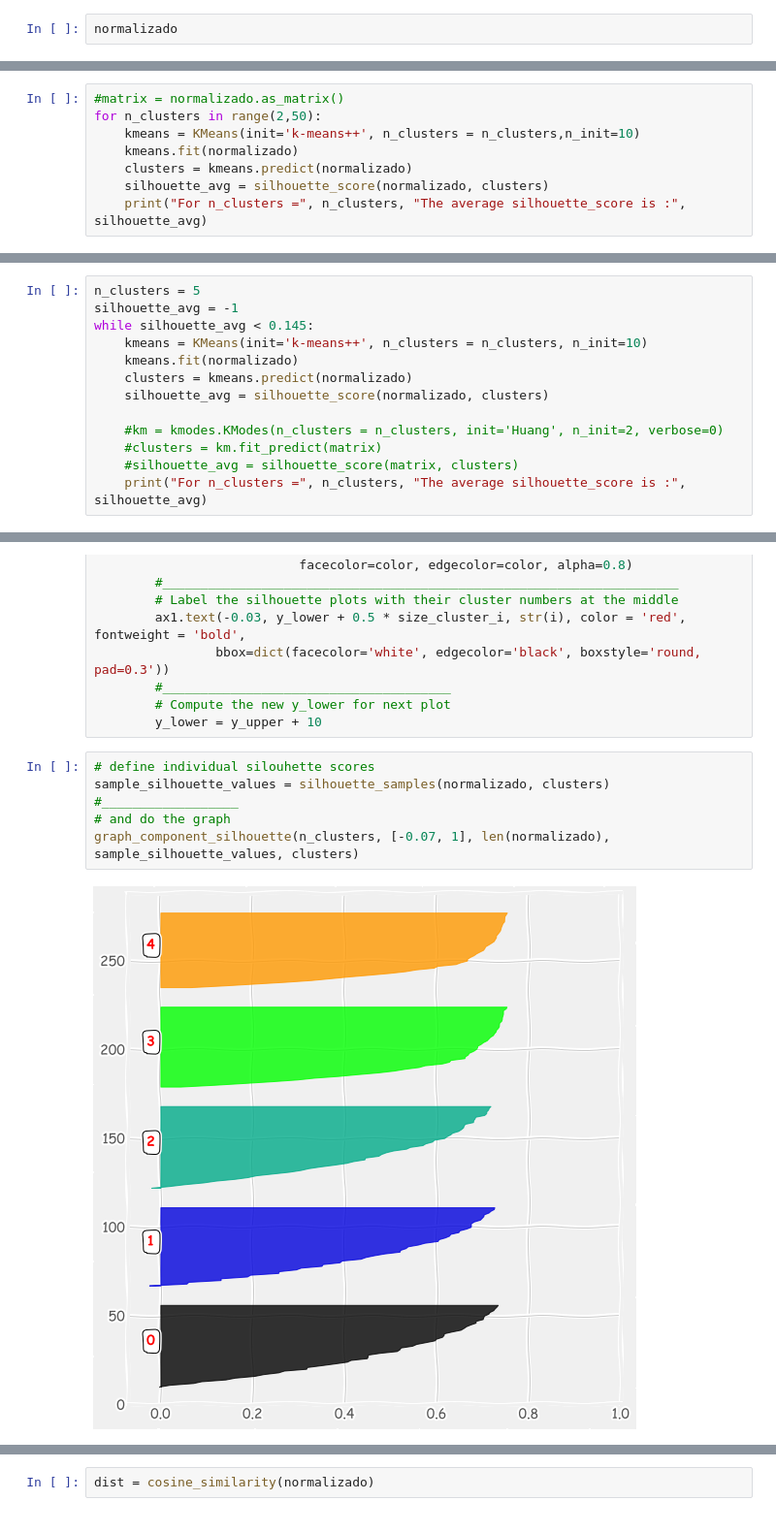
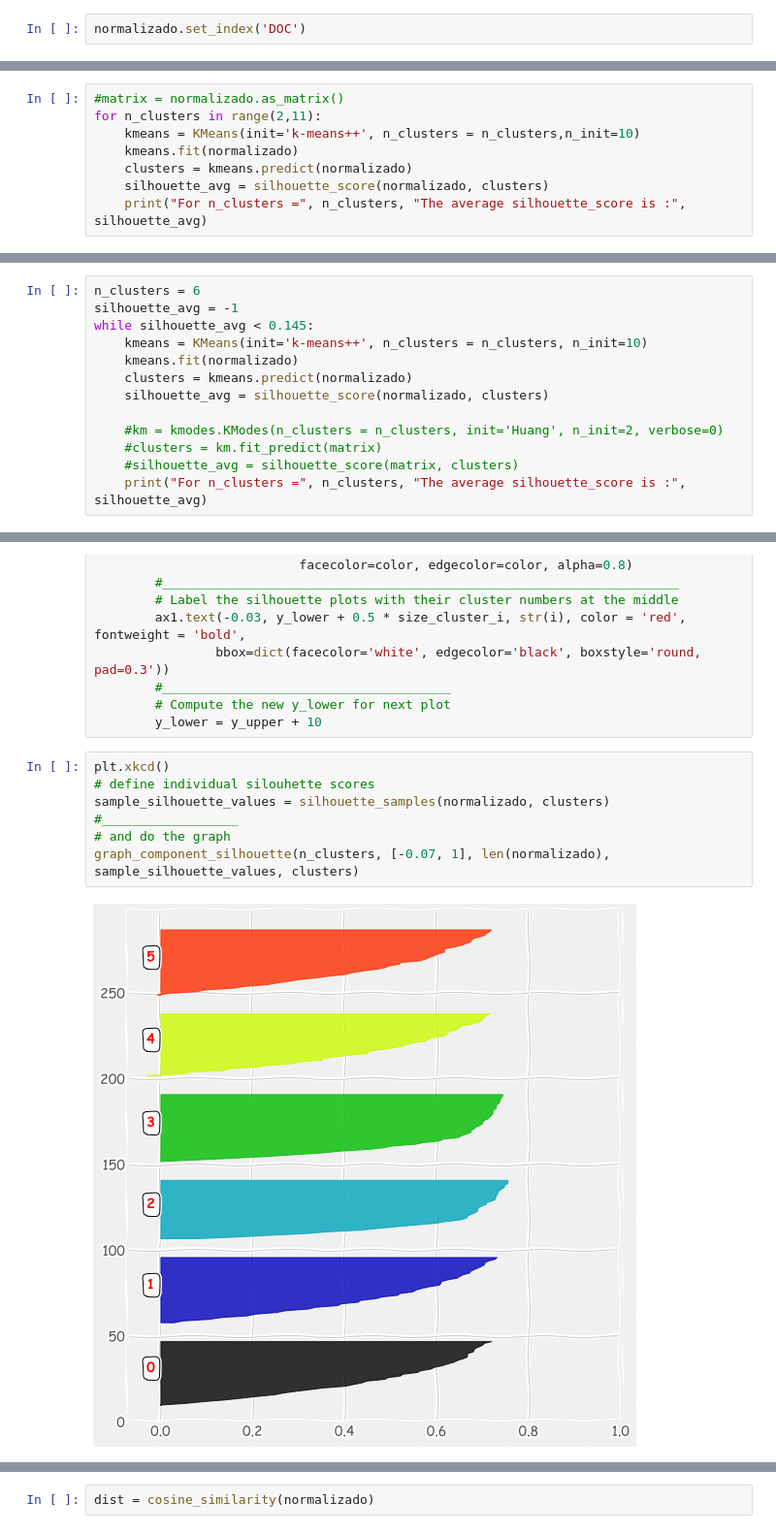
Before and after one commit to jevelezse/mineria_tesis, a Jupyter notebook: mineria_de texto.ipynb, the cells around one changed output, grey strips where cells are left out. Shown at 97% size. Saved outputs shown, nothing was run; the diff lists cells and outputs as text.

Commit message:
Clusters

```diff
--- a/mineria_de texto.ipynb
+++ b/mineria_de texto.ipynb
@@ -223,6 +227,6 @@ labels = list(range(1, 229))
 # %%
 normalizado['DOC'] = labels
 # %%
-normalizado
+normalizado.set_index('DOC')
 # %% [output]
 |  | canalopatia | clinico | compatible | consentimiento | considera | crisis | cuadro | dravet | febriles | ... |
@@ -246,6 +251,6 @@ normalizado
 # %%
 #matrix = normalizado.as_matrix()
-for n_clusters in range(2,50):
+for n_clusters in range(2,11):
     kmeans = KMeans(init='k-means++', n_clusters = n_clusters,n_init=10)
     kmeans.fit(normalizado)
     clusters = kmeans.predict(normalizado)
@@ -318,6 +295,6 @@ pd.Series(clusters).value_counts()
 dtype: int64
 # %%
-n_clusters = 5
+n_clusters = 6
 silhouette_avg = -1
 while silhouette_avg < 0.145:
     kmeans = KMeans(init='k-means++', n_clusters = n_clusters, n_init=10)
@@ -360,10 +412,11 @@ def graph_component_silhouette(n_clusters, lim_x, mat_size, sample_silhouette_va
         # Compute the new y_lower for next plot
         y_lower = y_upper + 10
 # %%
+plt.xkcd()
 # define individual silouhette scores
 sample_silhouette_values = silhouette_samples(normalizado, clusters)
 #__________________
 # and do the graph
 graph_component_silhouette(n_clusters, [-0.07, 1], len(normalizado), sample_silhouette_values, clusters)
 # %% [output]
-[figure, old version]
+[figure, new version]
```
Also changed, not shown: parts of 31 cells of this notebook.
